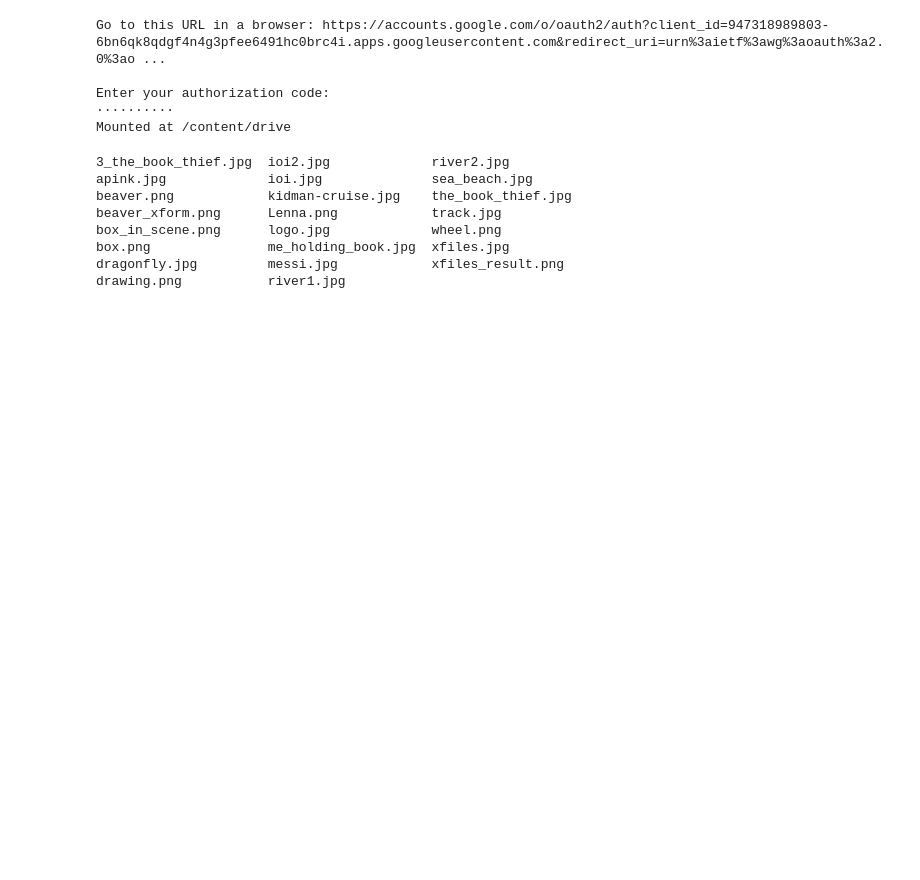
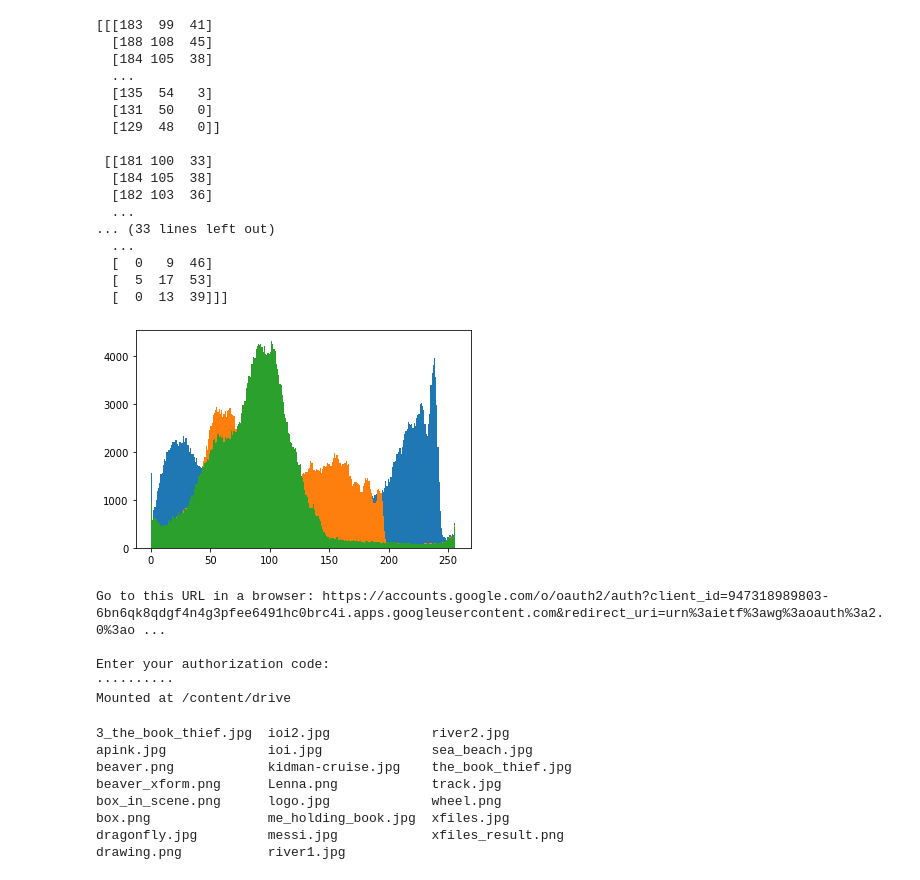
Before and after one commit to fdnavarropecci/mbd_images_clase, a Jupyter notebook: 2_IMAGE_InsensityColor_Histogram.ipynb, the cells around one changed output. Cells and saved outputs as stored; diff of their text form; code cells hidden in the pictures; blank space fills up the shorter version.

Commit message:
cambios clase

```diff
--- a/2_IMAGE_InsensityColor_Histogram.ipynb
+++ b/2_IMAGE_InsensityColor_Histogram.ipynb
@@ -3,23 +3,42 @@
 # %%
 import cv2
 import numpy as np
 from matplotlib import pyplot as plt
 
 ##input_image = cv2.imread('drive/My Drive/Classroom/[ICAI] Master en Big Data -  Unstructured Data Analysis/IMAGE/images/wheel.png', cv2.IMREAD_GRAYSCALE)  # input_image: 2-dim array
-img = cv2.imread("D:/Desktop_ANA_LeNovo\CLASES_UNIVERSIDAD\LABS\IMAGE\sea_beach.jpg")
+img = cv2.imread(r"C:\Users\fdnav\mbd_images_clase\images\sea_beach.jpg")
 print(img)
 b, g, r = cv2.split(img)
 
 cv2.imshow("img", img)
 cv2.imshow("b", b)
 cv2.imshow("g", g)
 cv2.imshow("r", r)
 
 
 plt.hist(b.ravel(), 256, [0, 256])
 plt.hist(g.ravel(), 256, [0, 256])
 plt.hist(r.ravel(), 256, [0, 256])
 plt.show()
+# %% [output]
+[[[183  99  41]
+  [188 108  45]
+  [184 105  38]
+  ...
+  [135  54   3]
+  [131  50   0]
+  [129  48   0]]
+
+ [[181 100  33]
+  [184 105  38]
+  [182 103  36]
+  ...
+... (33 lines left out)
+  ...
+  [  0   9  46]
+  [  5  17  53]
+  [  0  13  39]]]
+[figure, added]
 # %%
 ####### FROM GOOGLE COLABORATORY
 # %%
```
Also changed, not shown: parts of 2 cells of this notebook, 24 other files.
